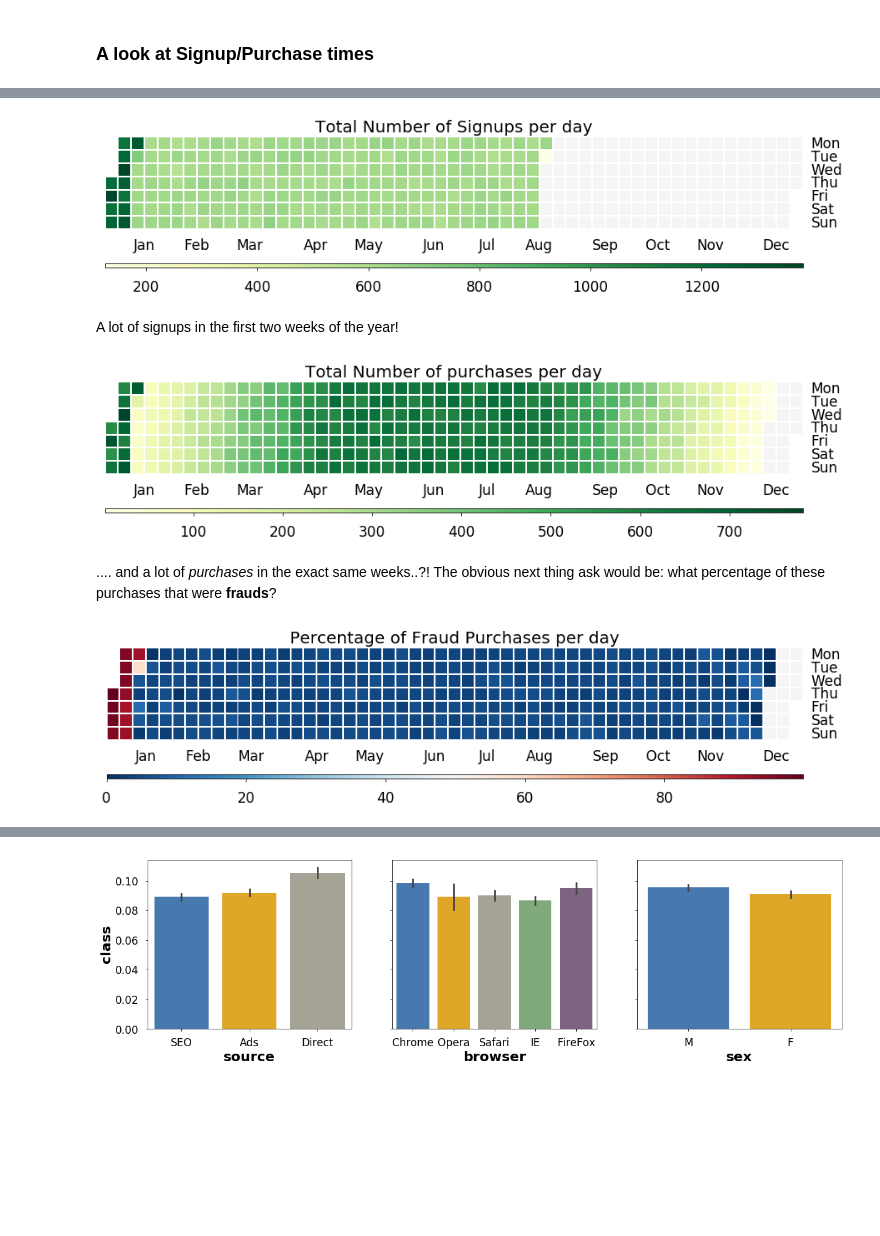
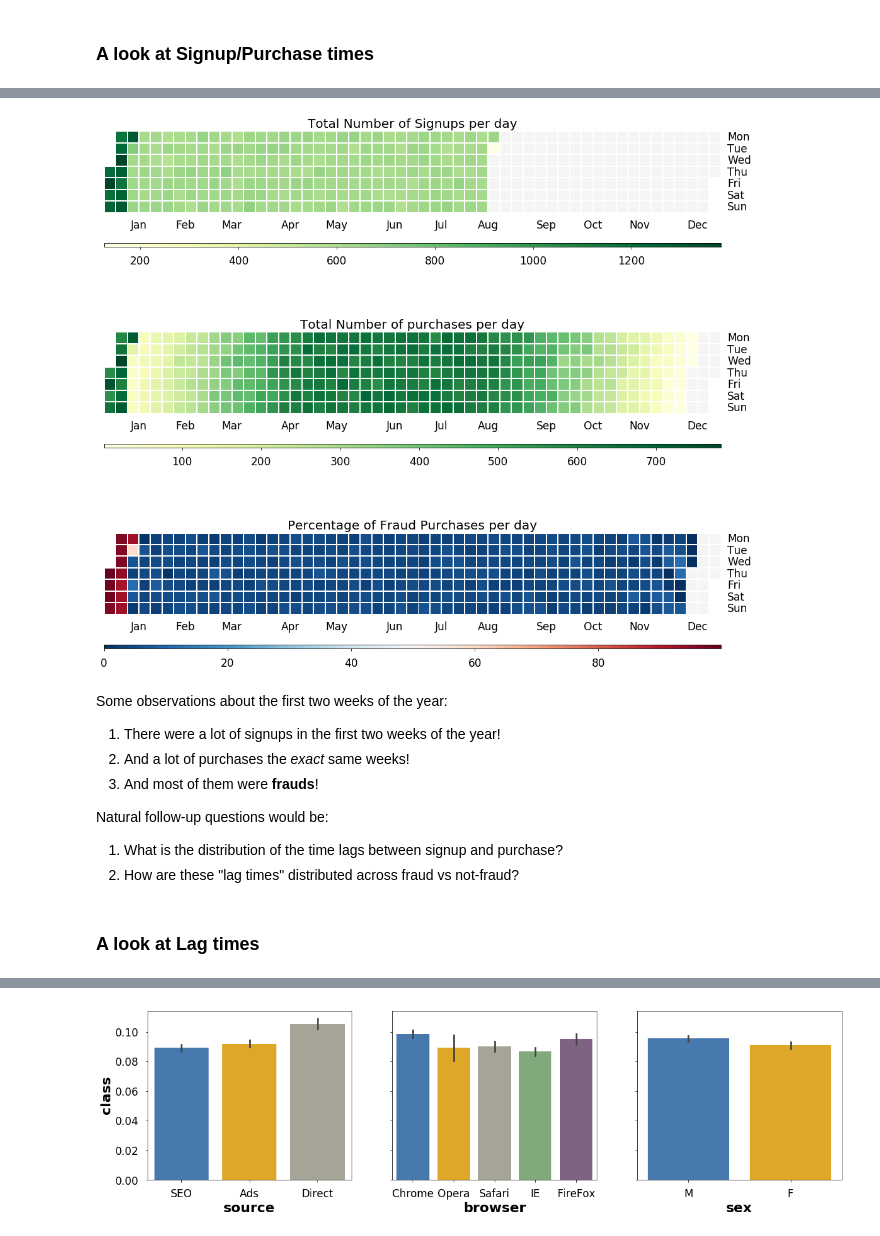
Before and after one commit to nityamd/E-Commerce-Fraud-Detection-Data-Challenge, a Jupyter notebook: notebooks/Data Preprocessing and Feature Engineering.ipynb, the cells around one changed output, grey strips where cells are left out. Saved outputs shown, nothing was run; the diff lists cells and outputs as text; code cells hidden in the pictures; blank space fills up the shorter version.

```diff
--- a/notebooks/Data Preprocessing and Feature Engineering.ipynb
+++ b/notebooks/Data Preprocessing and Feature Engineering.ipynb
@@ -232,35 +230,38 @@ import calmap
 #Two time series data frames: one for purchase time and another for signup time.
 ts_signup = df.set_index('signup_time')
 ts_purchase = df.set_index('purchase_time')
-# %%
-fig, ax = plt.subplots(figsize = (15,5))
-cax = calmap.yearplot(ts_signup['class'],how=u'count', cmap='YlGn')
-cbar = fig.colorbar(cax.get_children()[1], ax=cax, orientation='horizontal', aspect=150)
-plt.title('Total Number of Signups per day')
-plt.savefig('signups.png')
-plt.show()
-# %% [output]
-[figure, removed]
-# %% [markdown]
-A lot of signups in the first two weeks of the year!
-# %%
-fig, ax = plt.subplots(figsize = (15,5))
-cax = calmap.yearplot(ts_purchase['class'],how=u'count', cmap='YlGn')
-cbar = fig.colorbar(cax.get_children()[1], ax=cax, orientation='horizontal', aspect=150)
-plt.title('Total Number of purchases per day')
-plt.savefig('purchases.png')
-plt.show()
-# %% [output]
-[figure, removed]
-# %% [markdown]
-.... and a lot of *purchases* in the exact same weeks..?! The obvious next thing ask would be: what percentage of these purchases that were **frauds**?
-# %%
-fig, ax = plt.subplots(figsize = (15,5))
-#cmap_mine = matplotlib.colors.ListedColormap(['white', 'red'])
-cax = calmap.yearplot(ts_purchase['class']*100,how=u'mean', cmap='RdBu_r')
-cbar = fig.colorbar(cax.get_children()[1], ax=cax, orientation='horizontal', aspect=150)
-plt.title('Percentage of Fraud Purchases per day')
-plt.savefig('fraud_percentages_per_day.png')
-plt.show()
-# %% [output]
-[figure, removed]
+# %%
+fig, (ax1,ax2, ax3) = plt.subplots(3,1,figsize = (15,14))
+
+ax1.set_title('Total Number of Signups per day')
+cax1 = calmap.yearplot(ts_signup['class'],how=u'count', cmap='YlGn', ax = ax1)
+cbar1 = fig.colorbar(cax1.get_children()[1], ax=cax1, orientation='horizontal', aspect=150)
+
+ax2.set_title('Total Number of purchases per day')
+cax2 = calmap.yearplot(ts_purchase['class'],how=u'count', cmap='YlGn', ax = ax2)
+cbar2 = fig.colorbar(cax2.get_children()[1], ax=cax2, orientation='horizontal', aspect=150)
+
+ax3.set_title('Percentage of Fraud Purchases per day')
+cax3 = calmap.yearplot(ts_purchase['class']*100,how=u'mean', cmap='RdBu_r', ax = ax3)
+cbar3 = fig.colorbar(cax3.get_children()[1], ax=cax3, orientation='horizontal', aspect=150)
+
+plt.gcf().subplots_adjust(top = 0.8, hspace = 0)
+plt.tight_layout()
+plt.savefig('calendar_plots.png')
+plt.show()
+# %% [output]
+[figure, added]
+# %% [markdown]
+
+Some observations about the first two weeks of the year:
+
+1. There were a lot of signups in the first two weeks of the year!
+2. And a lot of purchases the *exact* same weeks!
+3. And most of them were **frauds**!
+
+Natural follow-up questions would be:
+
+1. What is the distribution of the time lags between signup and purchase?
+2. How are these "lag times" distributed across fraud vs not-fraud?
+# %% [markdown]
+<h3> A look at Lag times </h3>
```
Also changed, not shown: parts of 29 cells of this notebook, 5 other files.
